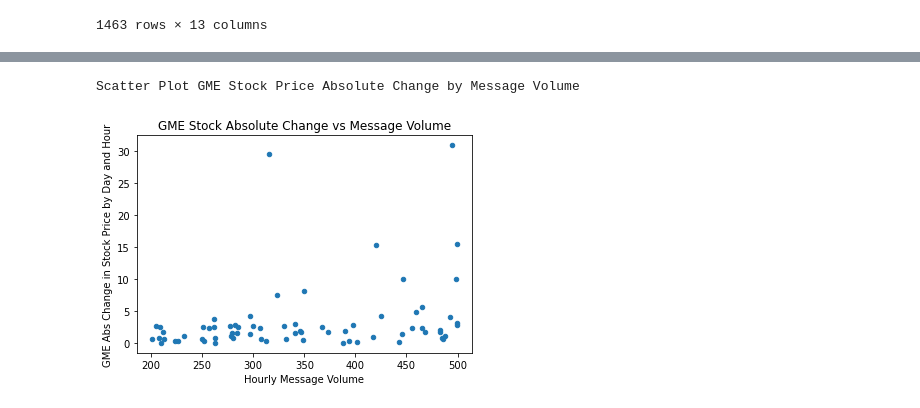
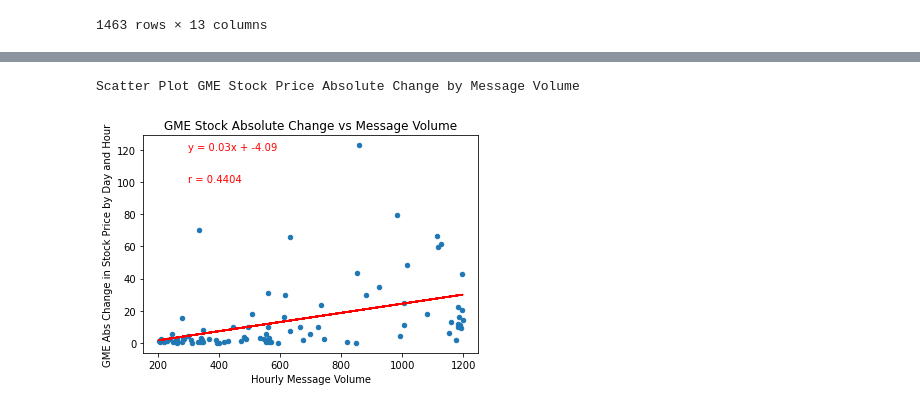
Before and after one commit to EdOber-DA/project_excelsior, a Jupyter notebook: Code/Reddit-Combined-Analysis-1200.ipynb, the cells around one changed output, grey strips where cells are left out. Cells and saved outputs as stored; diff of their text form; code cells hidden in the pictures.

```diff
--- a/Code/Reddit-Combined-Analysis-1200.ipynb
+++ b/Code/Reddit-Combined-Analysis-1200.ipynb
@@ -32,3 +55,5 @@ combined_data_df = pd.read_csv(Reddit_Data_Input_Path,dtype="object", encoding="
+# %%
+combined_data_df=clean_df
 # %%
 # Check data
 print(combined_data_df.count())
@@ -56,7 +77,7 @@ time                      object
 dtype: object
 # %%
 # Fix data types and create Date_Object for plotting
-combined_data_df[['open','high','low','close','volume','# of Comments (Hourly)']] = combined_data_df[['open','high','low','close','volume','# of Comments (Hourly)']].astype(float)
+# combined_data_df[['open','high','low','close','volume','# of Comments']] = combined_data_df[['open','high','low','close','volume','# of Comments (Hourly)']].astype(float)
 combined_data_df["Date_Object"] = pd.to_datetime(combined_data_df["Date"])
 # %%
 # Add calculation of change in the hour
@@ -96,6 +115,6 @@ dtype: object
 # %%
 # Sort the data so it is ascending (otherwise plots "backwards", oldest data first)
-combined_data_df.sort_values(by=["Date_Object","Time"],inplace=True)
+combined_data_df.sort_values(by=["Date_Object"],inplace=True)
 # %%
 print(f"Line graphs for GME Stock Price Close by Date\n\n")
 Stock_Data_Graph = combined_data_df.plot(x='Date_Object', y="close", kind="line",title=f"GME Stock Closing Price by Day and Hour")
@@ -188,3 +207,3 @@ plt.show()
 # %%
 # restrict the number of message hours to eliminate the low noise and the 500 wall
-Message_Subset = combined_data_df[(((combined_data_df["# of Comments (Hourly)"]) >= 200) & ((combined_data_df["# of Comments (Hourly)"]) < 500))]
+Message_Subset = combined_data_df[(((combined_data_df["# of Comments"]) >= 200) & ((combined_data_df["# of Comments"]) < 1200))]
@@ -191,12 +224,19 @@ Message_Subset = combined_data_df[(((combined_data_df["# of Comments (Hourly)"])
 # %%
 print(f"Scatter Plot GME Stock Price Absolute Change by Message Volume\n\n")
-Stock_Data_Graph = Message_Subset.plot(x='# of Comments (Hourly)', y="Abs_Change", kind="scatter",title=f"GME Stock Absolute Change vs Message Volume")
+Stock_Data_Graph = Message_Subset.plot(x='# of Comments', y="Abs_Change", kind="scatter",title=f"GME Stock Absolute Change vs Message Volume")
+(slope, intercept, rvalue, pvalue, stderr) = linregress(Message_Subset["# of Comments"],Message_Subset["Abs_Change"])
+regress_values = Message_Subset["# of Comments"] * slope + intercept
+line_eq = "y = " + str(round(slope,2)) + "x + " + str(round(intercept,2))
+R_value = "r = " + str(round(rvalue,4))
+plt.plot(Message_Subset["# of Comments"],regress_values,"r-")
+plt.annotate(line_eq,(300,120),fontsize=10,color="red",rotation=0)
+plt.annotate(R_value,(300,100),fontsize=10,color="red", rotation = 0)
 
 plt.ylabel("GME Abs Change in Stock Price by Day and Hour")
 plt.xlabel("Hourly Message Volume")
 # Write out to png file
-plt.savefig(os.path.join(Output_Data_Path_Folder,'GME_Subset_abs_Change_vs_Msg_Vol_per_Hour.png'))
+plt.savefig(os.path.join(Output_Data_Path_Folder,'GME_Subset_abs_Change_vs_Msg_Vol_per_Hour_1200.png'))
 plt.show()
 # %% [output]
 Scatter Plot GME Stock Price Absolute Change by Message Volume
-[figure, old version]
+[figure, new version]
```
Also changed, not shown: parts of 15 cells of this notebook, 9 other files.
